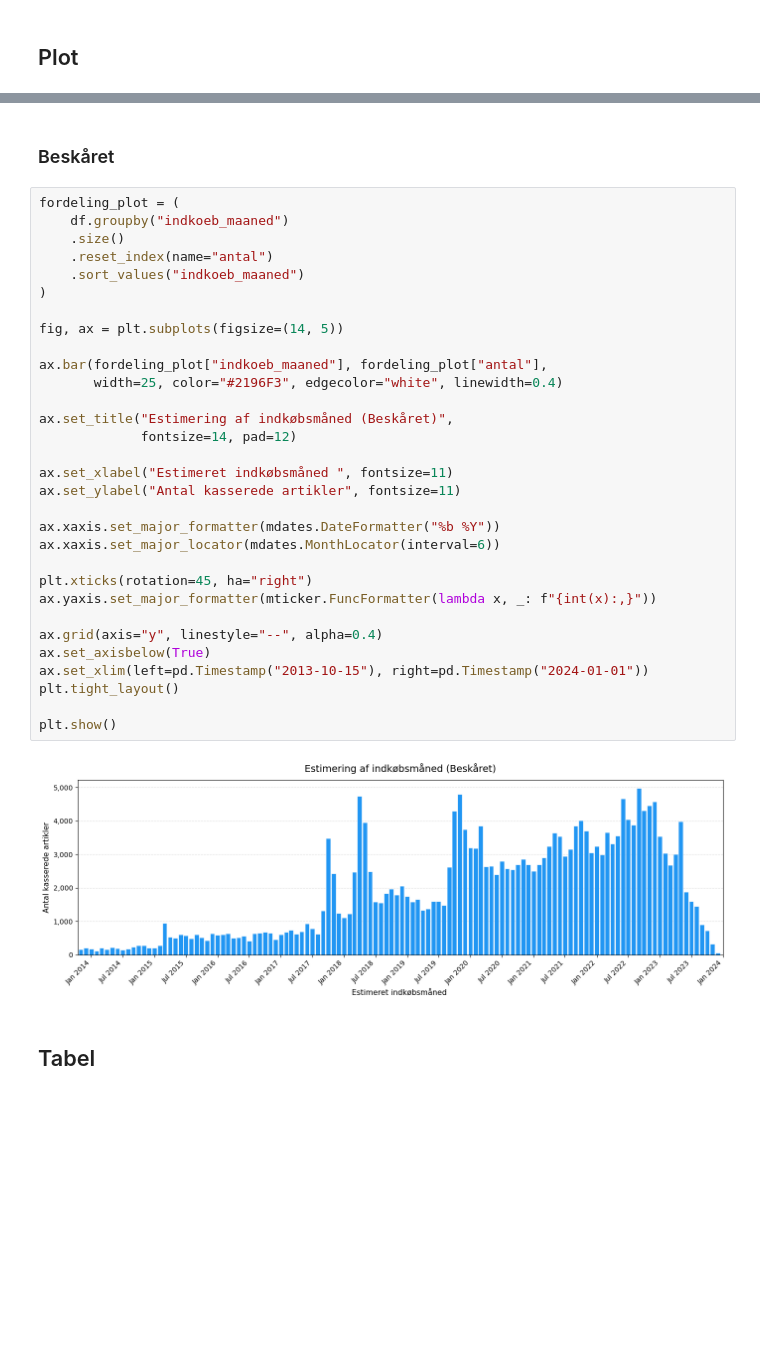
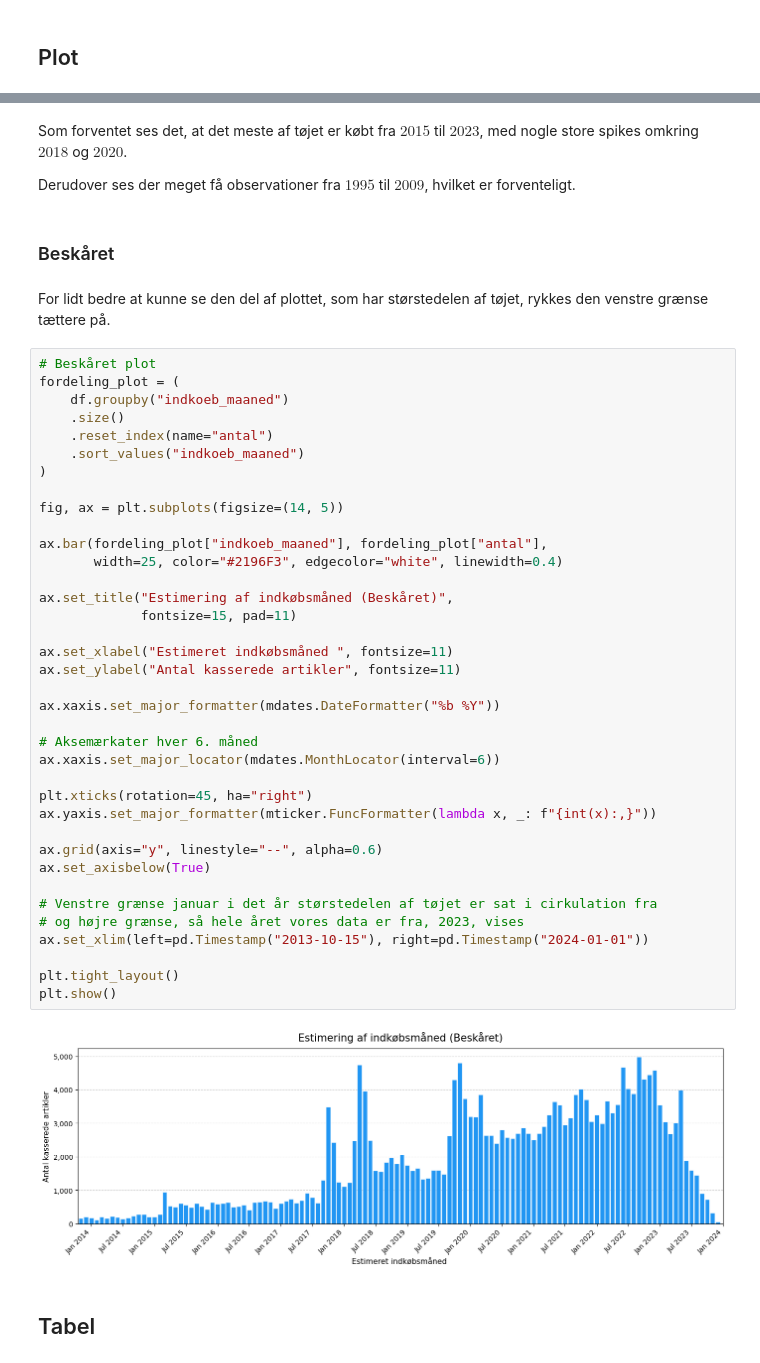
Before and after one commit to Mathias2209/Dataprojekt, a Jupyter notebook: Tilbage-beregning.ipynb, the cells around one changed output, grey strips where cells are left out. Drawn from its saved outputs; the diff is of its cells as text; blank space fills up the shorter version.

```diff
--- a/Tilbage-beregning.ipynb
+++ b/Tilbage-beregning.ipynb
@@ -106,40 +113,52 @@ plt.tight_layout()
 plt.show()
 # %% [output]
 [figure]
+# %% [markdown]
+Som forventet ses det, at det meste af tøjet er købt fra $2015$ til $2023$, med nogle store spikes omkring $2018$ og $2020$.
+
+Derudover ses der meget få observationer fra $1995$ til $2009$, hvilket er forventeligt.
 # %% [markdown]
 ### Beskåret
+# %% [markdown]
+For lidt bedre at kunne se den del af plottet, som har størstedelen af tøjet, rykkes den venstre grænse tættere på.
 # %%
+# Beskåret plot
 fordeling_plot = (
     df.groupby("indkoeb_maaned")
     .size()
     .reset_index(name="antal")
     .sort_values("indkoeb_maaned")
 )
 
 fig, ax = plt.subplots(figsize=(14, 5))
 
 ax.bar(fordeling_plot["indkoeb_maaned"], fordeling_plot["antal"],
        width=25, color="#2196F3", edgecolor="white", linewidth=0.4)
 
 ax.set_title("Estimering af indkøbsmåned (Beskåret)",
-             fontsize=14, pad=12)
+             fontsize=15, pad=11)
 
 ax.set_xlabel("Estimeret indkøbsmåned ", fontsize=11)
 ax.set_ylabel("Antal kasserede artikler", fontsize=11)
 
 ax.xaxis.set_major_formatter(mdates.DateFormatter("%b %Y"))
+
+# Aksemærkater hver 6. måned
 ax.xaxis.set_major_locator(mdates.MonthLocator(interval=6))
 
 plt.xticks(rotation=45, ha="right")
 ax.yaxis.set_major_formatter(mticker.FuncFormatter(lambda x, _: f"{int(x):,}"))
 
-ax.grid(axis="y", linestyle="--", alpha=0.4)
+ax.grid(axis="y", linestyle="--", alpha=0.6)
 ax.set_axisbelow(True)
+
+# Venstre grænse januar i det år størstedelen af tøjet er sat i cirkulation fra
+# og højre grænse, så hele året vores data er fra, 2023, vises
 ax.set_xlim(left=pd.Timestamp("2013-10-15"), right=pd.Timestamp("2024-01-01"))
+
 plt.tight_layout()
-
 plt.show()
 # %% [output]
-[figure, old version]
+[figure, new version]
 # %% [markdown]
 ## Tabel
```
Also changed, not shown: parts of 6 cells of this notebook.
